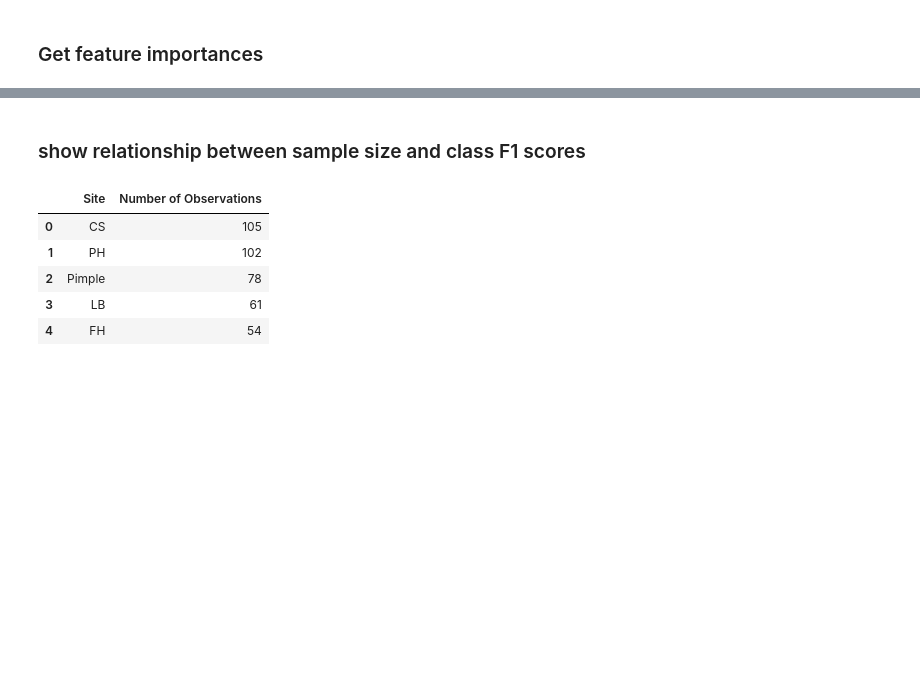
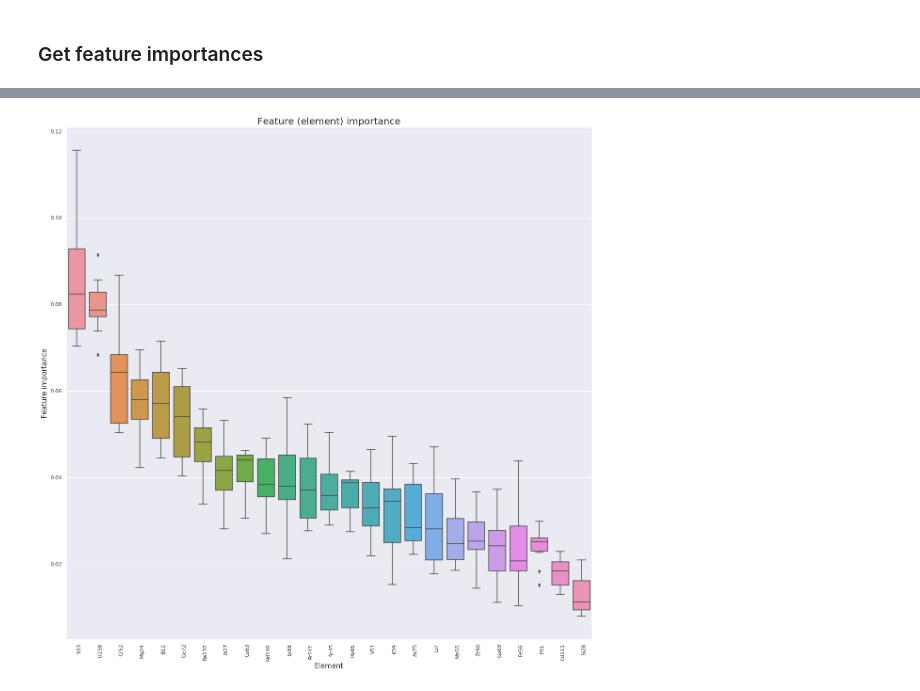
Before and after one commit to Spelaeo123/Machine_Learning, a Jupyter notebook: paper_1_notebooks/7 model_evaluations.ipynb, the cells around one changed output, grey strips where cells are left out. Cells and saved outputs as stored; diff of their text form; code cells hidden in the pictures; blank space fills up the shorter version.

```diff
--- a/paper_1_notebooks/7 model_evaluations.ipynb
+++ b/paper_1_notebooks/7 model_evaluations.ipynb
@@ -257,24 +220,20 @@ ordered_col_names = list(mean_feature_importance_df['elements'])
 # %%
-sns.set_style("whitegrid")
-sns.set_style()
-sns.set(rc={'figure.figsize':(20,20)})
-plot = sns.boxplot(data = feat_imp_df_final_plot[ordered_col_names])
-plot.set_xticklabels(plot.get_xticklabels(),rotation=90, ha = 'left')
-plot.set_title('Feature (element) importance', fontdict={'fontsize': 20})
-plot.set_ylabel('Feature importance', fontdict={'fontsize': 15})
-plot.set_xlabel("Element", fontdict={'fontsize': 15})
+if my_model.model_name == 'rfc':
 
-if save_plots:
-    fig = plot.get_figure()
-    fig.savefig('figures/feature_importances.png')
+    dataForPlot = proccess_feature_importances(my_data, my_model.feat_imp_dict, best_feats)
+
+
+    sns.set_style("whitegrid")
+    sns.set_style()
+    sns.set(rc={'figure.figsize':(20,20)})
+    plot = sns.boxplot(data = dataForPlot)
+    plot.set_xticklabels(plot.get_xticklabels(),rotation=90, ha = 'left')
+    plot.set_title('Feature (element) importance', fontdict={'fontsize': 20})
+    plot.set_ylabel('Feature importance', fontdict={'fontsize': 15})
+    plot.set_xlabel("Element", fontdict={'fontsize': 15})
+
+    if save_plots:
+        fig = plot.get_figure()
+        fig.savefig('figures/feature_importances.png')
+# %% [output]
+[figure, added]
-# %% [markdown]
-### show relationship between sample size and class F1 scores
-# %%
-site_frequencies_df.head()
-# %% [output]
-|  | Site | Number of Observations |
-| 0 | CS | 105 |
-| 1 | PH | 102 |
-| 2 | Pimple | 78 |
-| 3 | LB | 61 |
-| 4 | FH | 54 |
```
Also changed, not shown: parts of 25 cells of this notebook, 6 other files.
